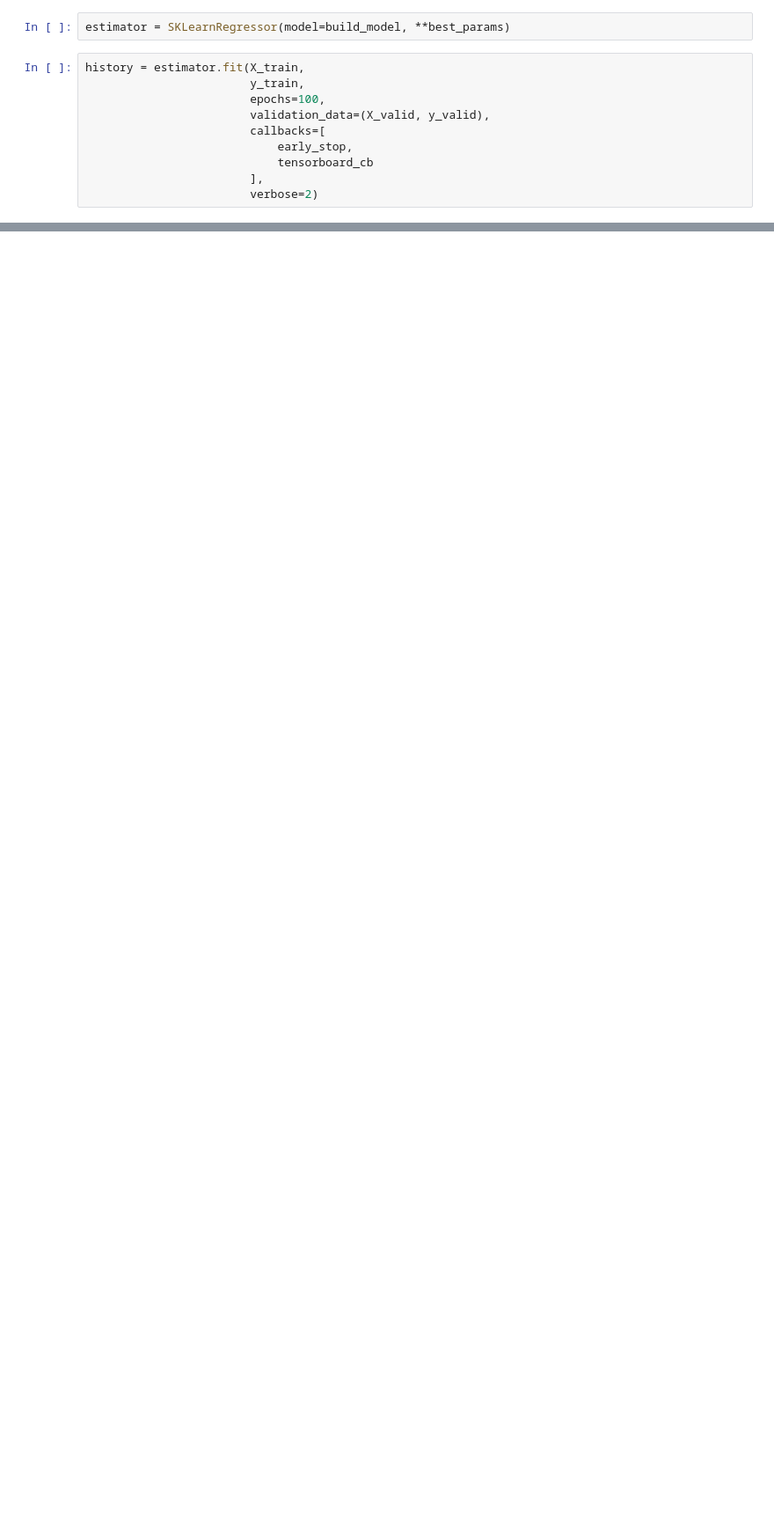
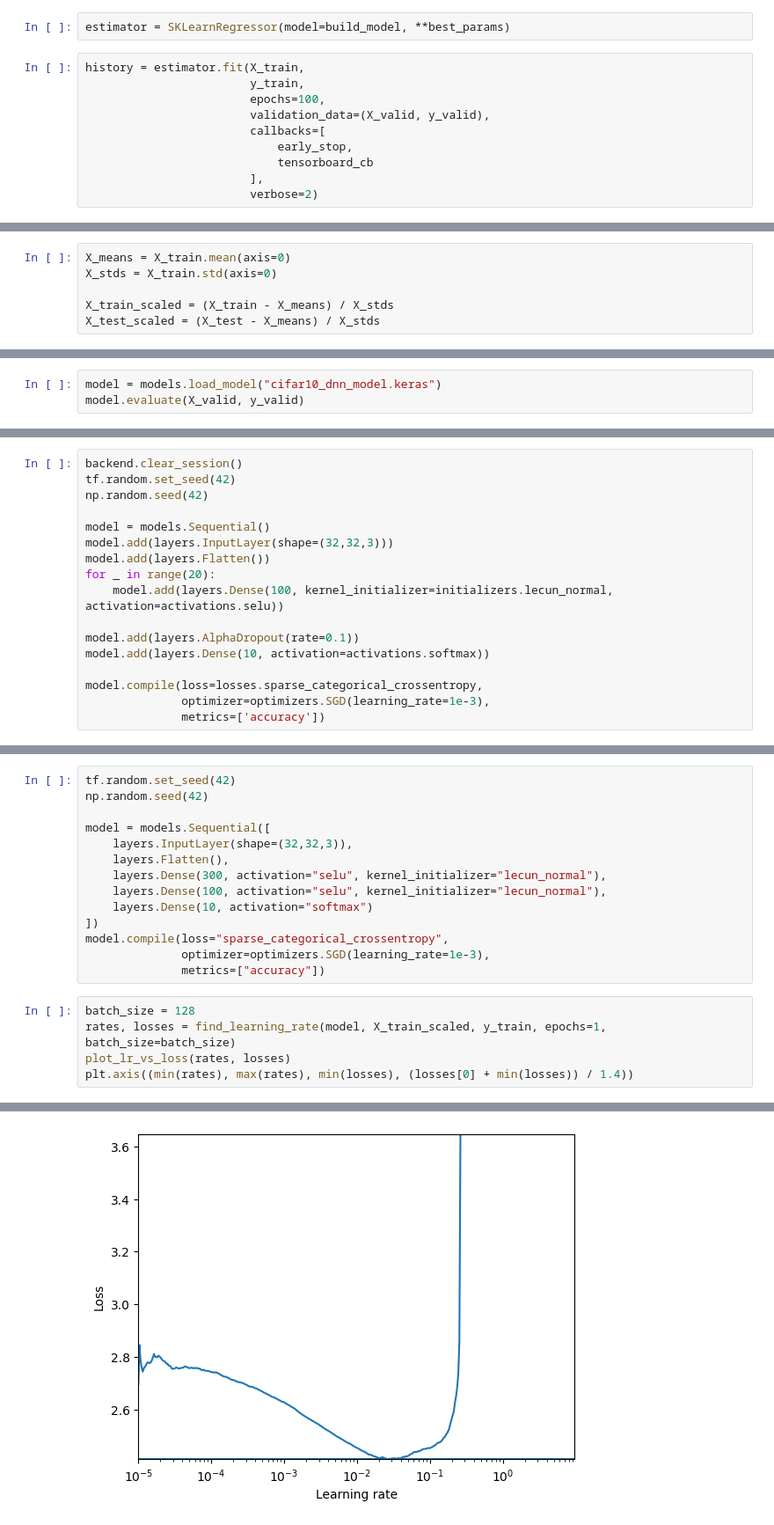
Before and after one commit to KevinShindel/MachineLearning, a Jupyter notebook: ML with SciKit/Book/HomeWorks/CH_11.ipynb, the cells around one changed output, grey strips where cells are left out. Shown at 88% size. Drawn from its saved outputs; the diff is of its cells as text; blank space fills up the shorter version.

```diff
--- a/ML with SciKit/Book/HomeWorks/CH_11.ipynb
+++ b/ML with SciKit/Book/HomeWorks/CH_11.ipynb
@@ -138,0 +168,6 @@ history = estimator.fit(X_train,
+# %%
+X_means = X_train.mean(axis=0)
+X_stds = X_train.std(axis=0)
+
+X_train_scaled = (X_train - X_means) / X_stds
+X_test_scaled = (X_test - X_means) / X_stds
@@ -138,0 +227,3 @@ history = estimator.fit(X_train,
+# %%
+model = models.load_model("cifar10_dnn_model.keras")
+model.evaluate(X_valid, y_valid)
@@ -138,0 +405,17 @@ history = estimator.fit(X_train,
+# %%
+backend.clear_session()
+tf.random.set_seed(42)
+np.random.seed(42)
+
+model = models.Sequential()
+model.add(layers.InputLayer(shape=(32,32,3)))
+model.add(layers.Flatten())
+for _ in range(20):
+    model.add(layers.Dense(100, kernel_initializer=initializers.lecun_normal, activation=activations.selu))
+
+model.add(layers.AlphaDropout(rate=0.1))
+model.add(layers.Dense(10, activation=activations.softmax))
+
+model.compile(loss=losses.sparse_categorical_crossentropy,
+              optimizer=optimizers.SGD(learning_rate=1e-3),
+              metrics=['accuracy'])
@@ -138,0 +469,20 @@ history = estimator.fit(X_train,
+# %%
+tf.random.set_seed(42)
+np.random.seed(42)
+
+model = models.Sequential([
+    layers.InputLayer(shape=(32,32,3)),
+    layers.Flatten(),
+    layers.Dense(300, activation="selu", kernel_initializer="lecun_normal"),
+    layers.Dense(100, activation="selu", kernel_initializer="lecun_normal"),
+    layers.Dense(10, activation="softmax")
+])
+model.compile(loss="sparse_categorical_crossentropy",
+              optimizer=optimizers.SGD(learning_rate=1e-3),
+              metrics=["accuracy"])
+# %%
+batch_size = 128
+rates, losses = find_learning_rate(model, X_train_scaled, y_train, epochs=1, batch_size=batch_size)
+plot_lr_vs_loss(rates, losses)
+plt.axis((min(rates), max(rates), min(losses), (losses[0] + min(losses)) / 1.4))
+# %% [output]
@@ -138,0 +494 @@ history = estimator.fit(X_train,
+[figure, added]
```
Also changed, not shown: parts of 36 cells of this notebook, 3 other files.
